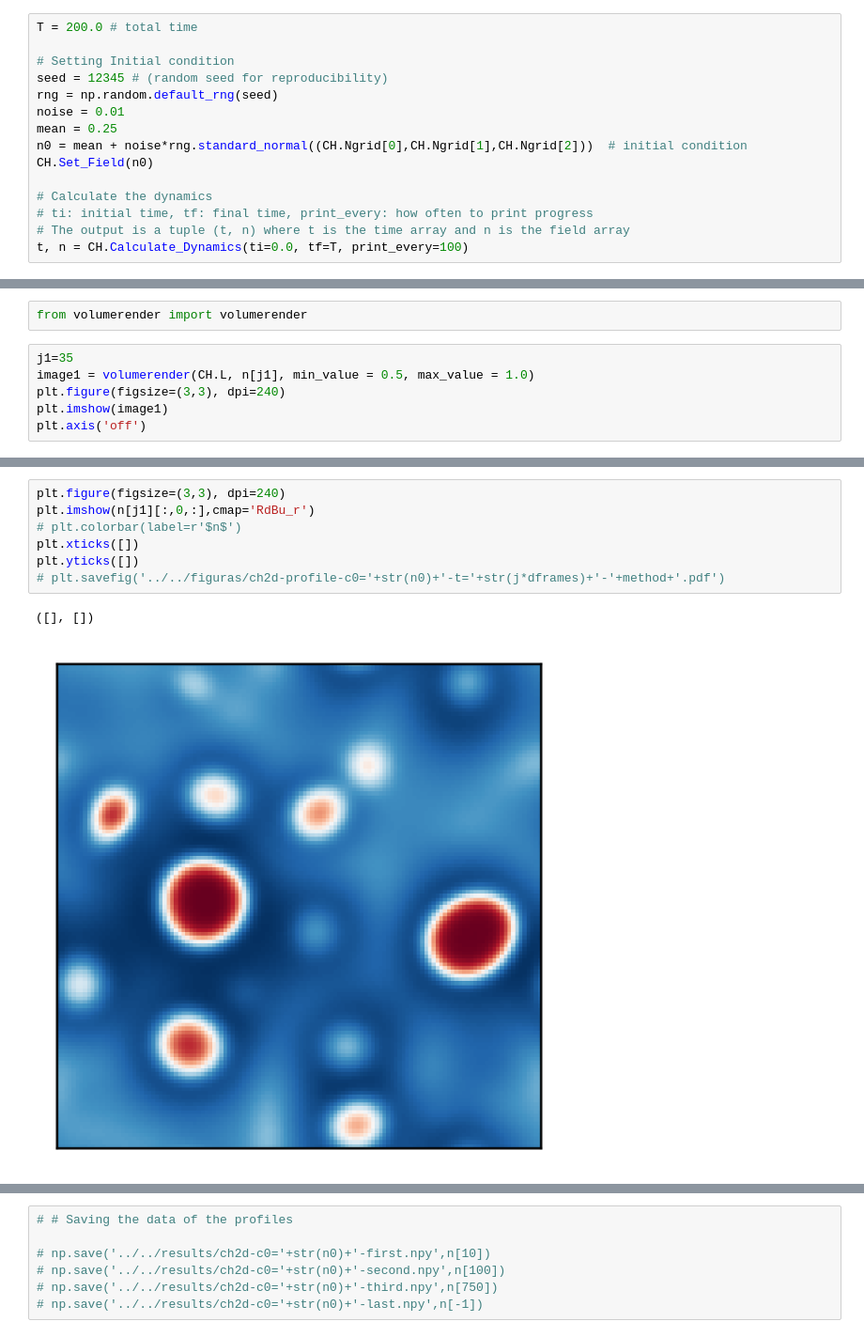
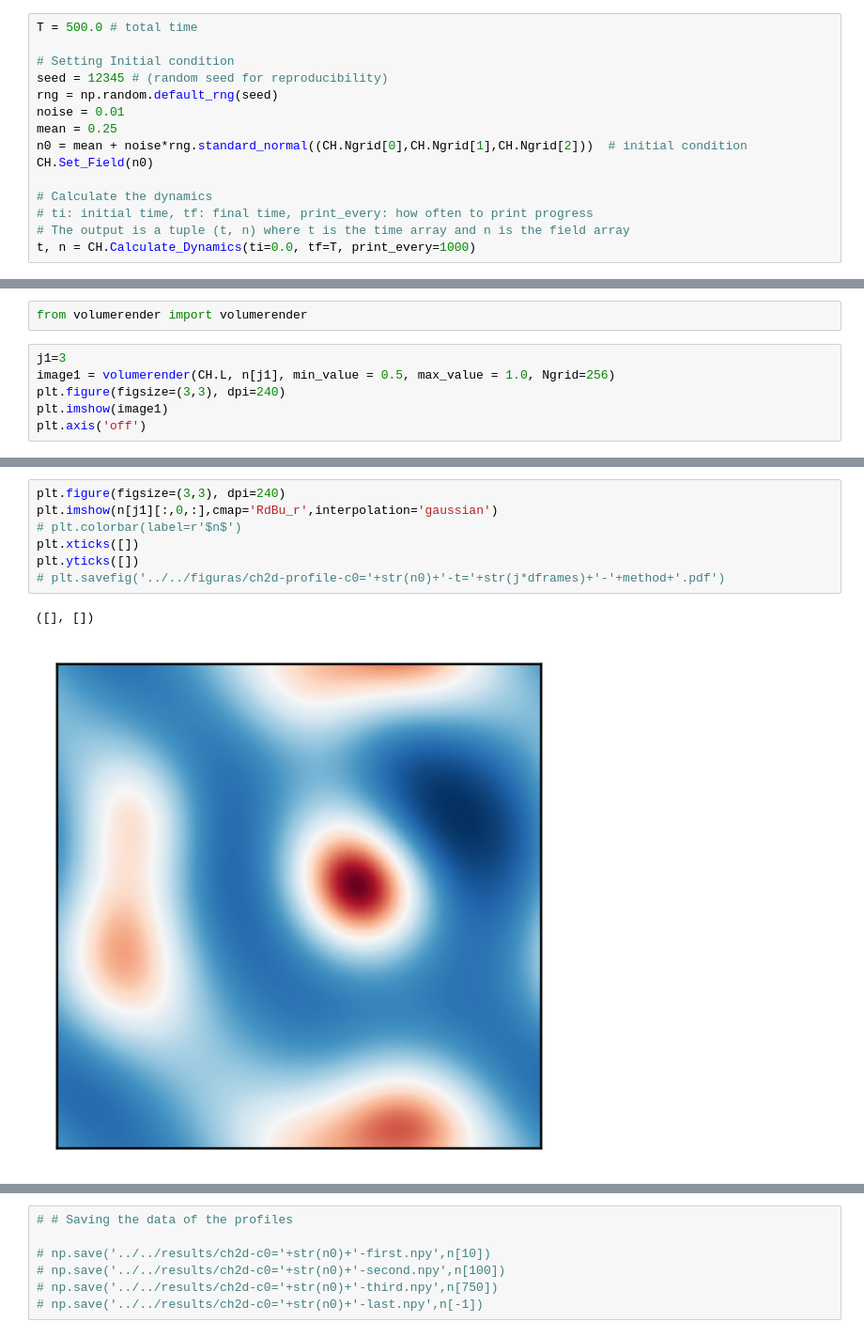
Before and after one commit to elvissoares/spectralETD, a Jupyter notebook: examples/CH3d.ipynb, the cells around one changed output, grey strips where cells are left out. Shown at 94% size. Cells and saved outputs as stored; diff of their text form.

```diff
--- a/examples/CH3d.ipynb
+++ b/examples/CH3d.ipynb
@@ -62,7 +62,7 @@ Using time step: 0.01
 # %% [markdown]
 ## Calculating the Dynamics
 # %%
-T = 200.0 # total time
+T = 500.0 # total time
 
 # Setting Initial condition
 seed = 12345 # (random seed for reproducibility)
@@ -75,5 +75,5 @@ CH.Set_Field(n0)
 # Calculate the dynamics
 # ti: initial time, tf: final time, print_every: how often to print progress
 # The output is a tuple (t, n) where t is the time array and n is the field array
-t, n = CH.Calculate_Dynamics(ti=0.0, tf=T, print_every=100)
+t, n = CH.Calculate_Dynamics(ti=0.0, tf=T, print_every=1000)
 # %% [output]
@@ -97,8 +97,8 @@ Final Time: 200.00
 # %%
 from volumerender import volumerender
 # %%
-j1=35
-image1 = volumerender(CH.L, n[j1], min_value = 0.5, max_value = 1.0)
+j1=3
+image1 = volumerender(CH.L, n[j1], min_value = 0.5, max_value = 1.0, Ngrid=256)
 plt.figure(figsize=(3,3), dpi=240)
 plt.imshow(image1)
 plt.axis('off')
@@ -108,11 +108,11 @@ plt.axis('off')
 # %%
 plt.figure(figsize=(3,3), dpi=240)
-plt.imshow(n[j1][:,0,:],cmap='RdBu_r')
+plt.imshow(n[j1][:,0,:],cmap='RdBu_r',interpolation='gaussian')
 # plt.colorbar(label=r'$n$')
 plt.xticks([])
 plt.yticks([])
 # plt.savefig('../../figuras/ch2d-profile-c0='+str(n0)+'-t='+str(j*dframes)+'-'+method+'.pdf')
 # %% [output]
 ([], [])
-[figure, old version]
+[figure, new version]
 # %%
```
Also changed, not shown: parts of 14 cells of this notebook, 1 other file.
